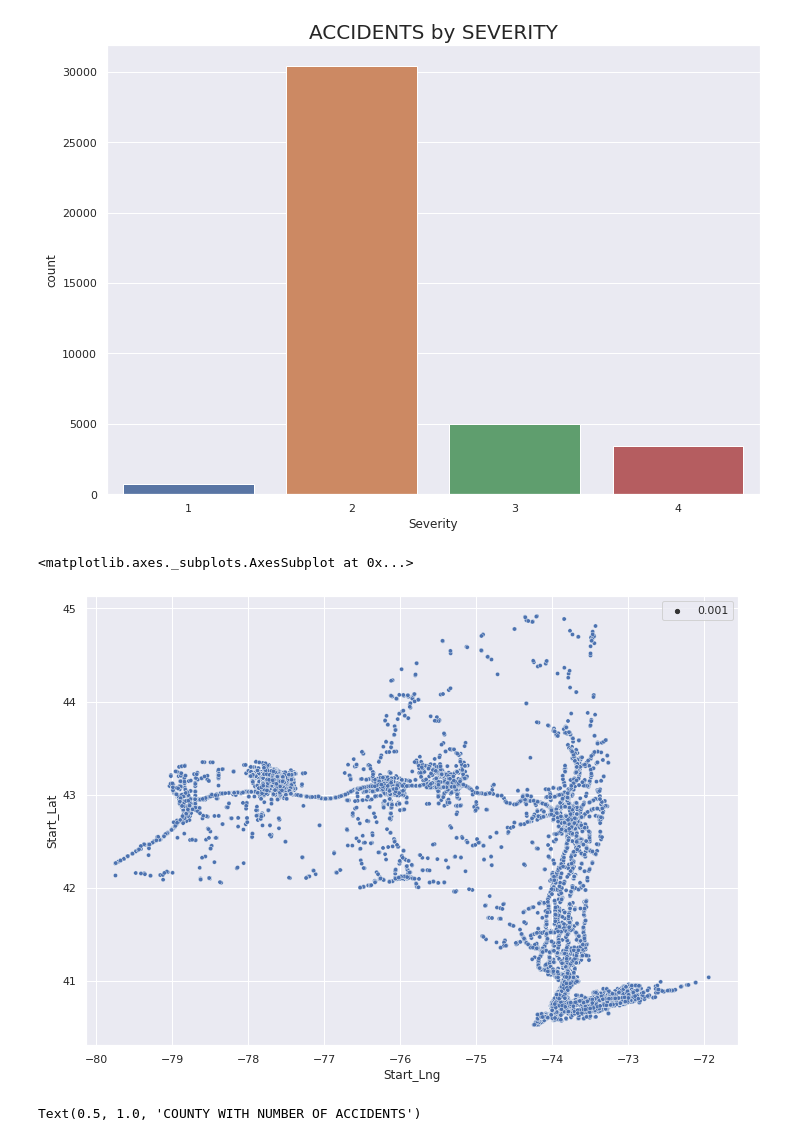
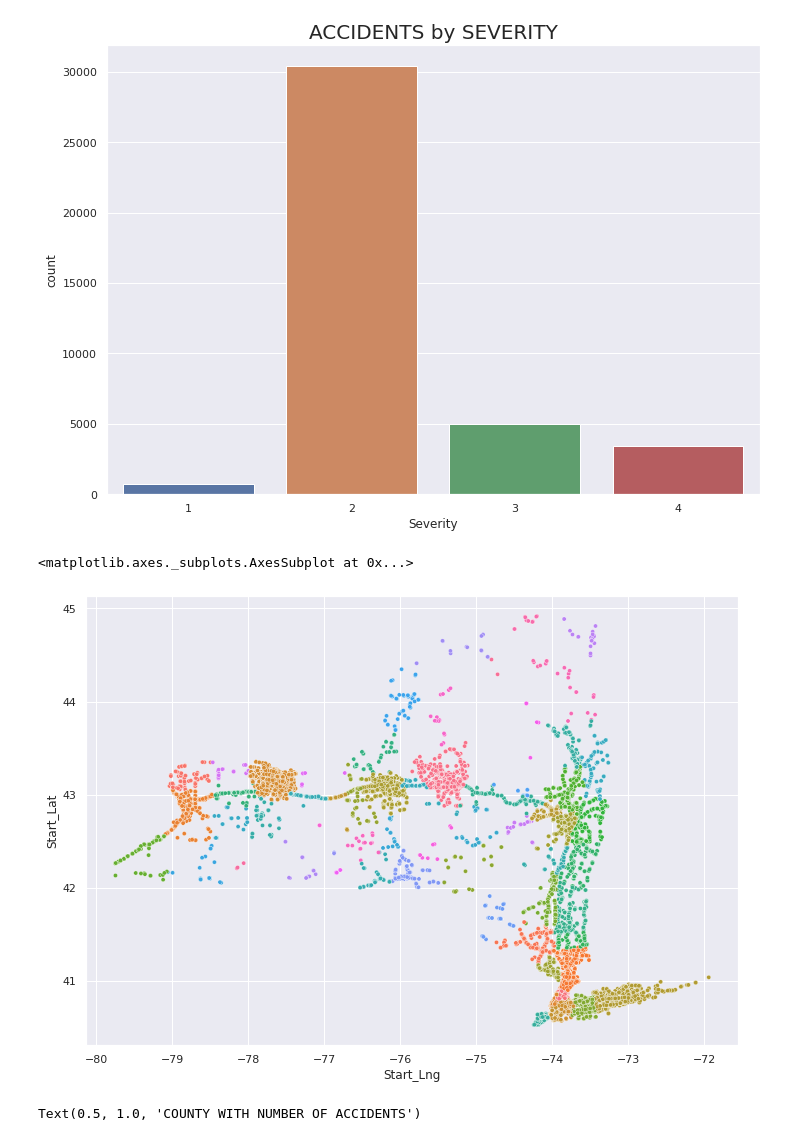
Before and after one commit to bmatore/inft6201, a Jupyter notebook: Data_Analysis_Report_Group_12.ipynb, the cells around one changed output. Cells and saved outputs as stored; diff of their text form; code cells hidden in the pictures.

```diff
--- a/Data_Analysis_Report_Group_12.ipynb
+++ b/Data_Analysis_Report_Group_12.ipynb
@@ -141,10 +139,10 @@ plt.title("ACCIDENTS by SEVERITY",fontsize=20)
 Text(0.5, 1.0, 'ACCIDENTS by SEVERITY')
 [figure]
 # %%
-sns.scatterplot(x=df_accidents.Start_Lng, y=df_accidents.Start_Lat, size=0.001)
+sns.scatterplot(x = df_accidents.Start_Lng, y = df_accidents.Start_Lat, hue = df_accidents.County, size = 0.001, legend = False)
 # %% [output]
 <matplotlib.axes._subplots.AxesSubplot at 0x...>
-[figure, old version]
+[figure, new version]
 # %%
 #top county in NY by accident
 county_count = df_accidents.groupby('County').count().reset_index()
```
Also changed, not shown: parts of 11 cells of this notebook.
